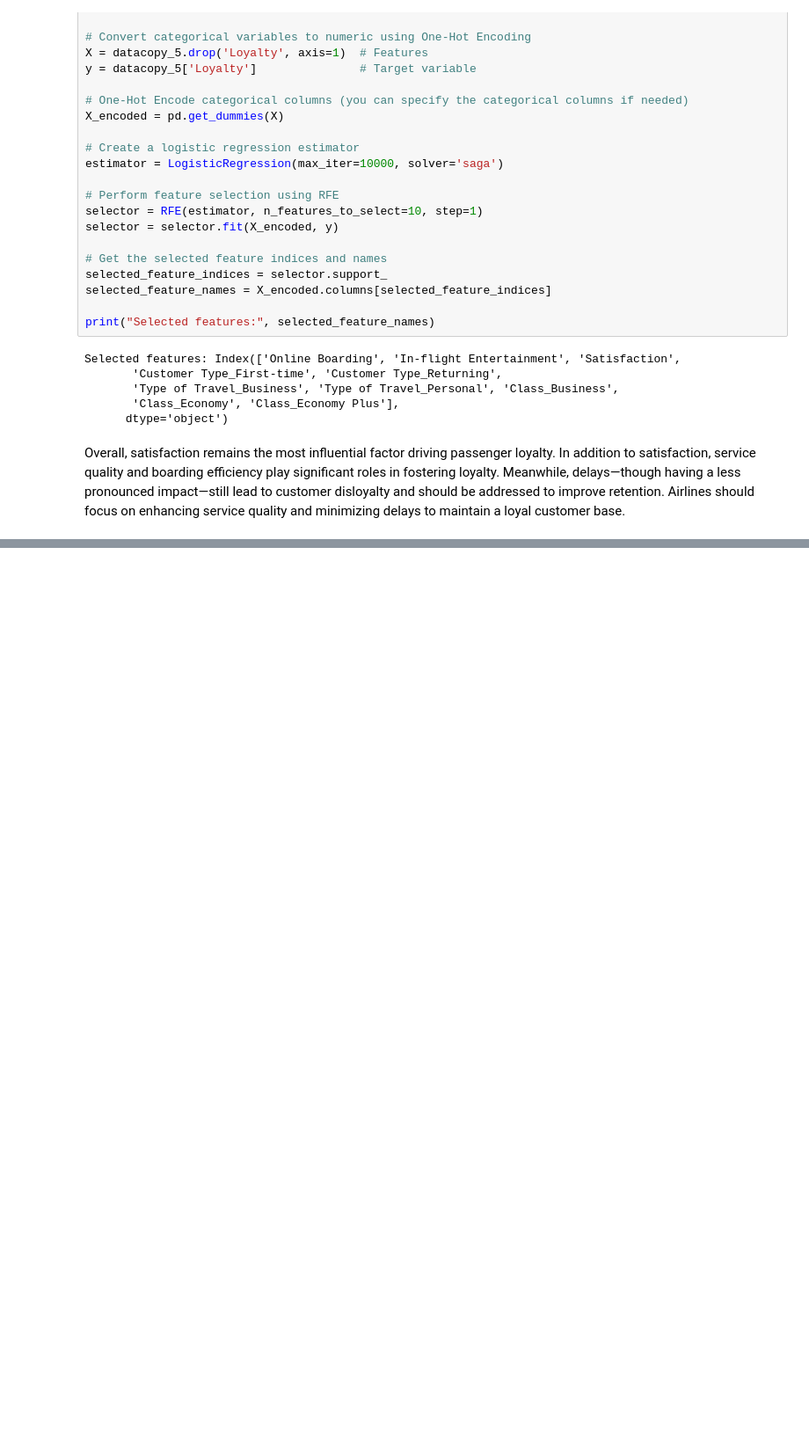
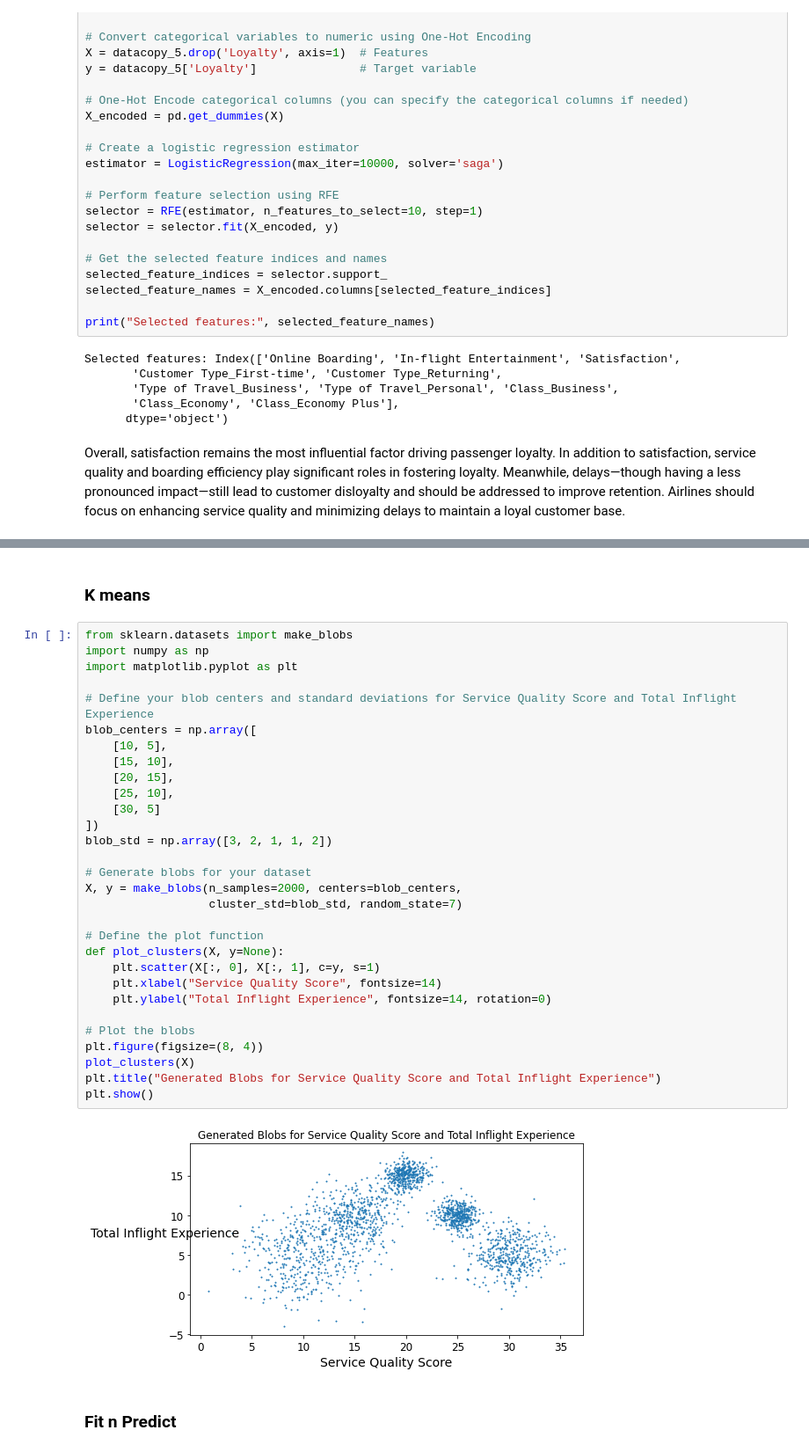
Before and after one commit to HWhr3000/F21DL_Coursework_grp2, a Jupyter notebook: notebooks/Fiyi Final Version 2.ipynb, the cells around one changed output, grey strips where cells are left out. Shown at 88% size. Drawn from its saved outputs; the diff is of its cells as text; blank space fills up the shorter version.

```diff
--- a/notebooks/Fiyi Final Version 2.ipynb
+++ b/notebooks/Fiyi Final Version 2.ipynb
@@ -811,0 +913,36 @@ Overall, satisfaction remains the most influential factor driving passenger loya
+# %% [markdown]
+### K means
+# %%
+from sklearn.datasets import make_blobs
+import numpy as np
+import matplotlib.pyplot as plt
+
+# Define your blob centers and standard deviations for Service Quality Score and Total Inflight Experience
+blob_centers = np.array([
+    [10, 5],
+    [15, 10],
+    [20, 15],
+    [25, 10],
+    [30, 5]
+])
+blob_std = np.array([3, 2, 1, 1, 2])
+
+# Generate blobs for your dataset
+X, y = make_blobs(n_samples=2000, centers=blob_centers,
+                  cluster_std=blob_std, random_state=7)
+
+# Define the plot function
+def plot_clusters(X, y=None):
+    plt.scatter(X[:, 0], X[:, 1], c=y, s=1)
+    plt.xlabel("Service Quality Score", fontsize=14)
+    plt.ylabel("Total Inflight Experience", fontsize=14, rotation=0)
+
+# Plot the blobs
+plt.figure(figsize=(8, 4))
+plot_clusters(X)
+plt.title("Generated Blobs for Service Quality Score and Total Inflight Experience")
+plt.show()
+# %% [output]
+[figure, added]
+# %% [markdown]
+### Fit n Predict
```
Also changed, not shown: parts of 31 cells of this notebook, 2 other files.
